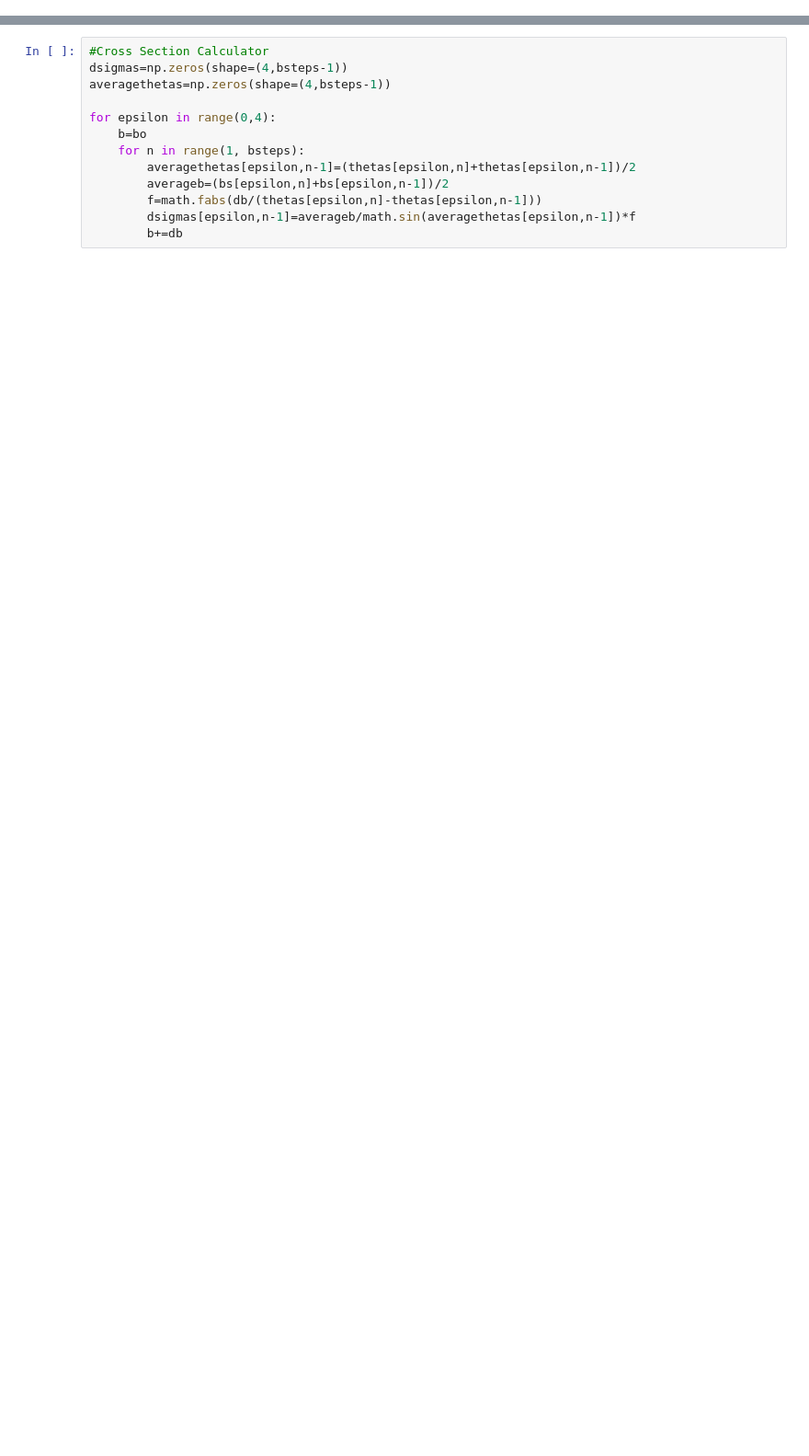
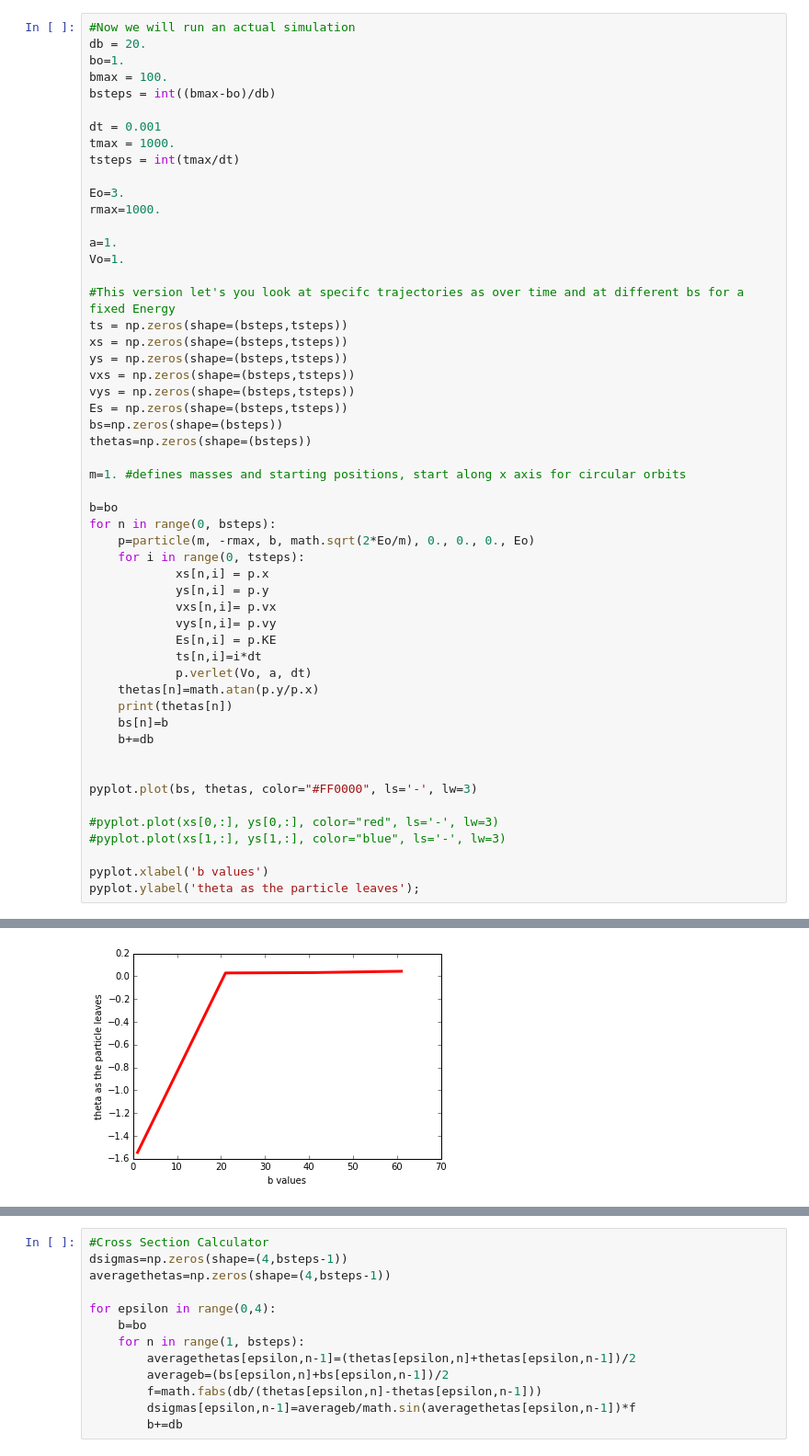
Before and after one commit to liamtimms/NotesAndExercises, a Jupyter notebook: HW_01_ChallengeFrom_02_03.ipynb, the cells around one changed output, grey strips where cells are left out. Shown: that part at 92% size. Drawn from its saved outputs; the diff is of its cells as text; blank space fills up the shorter version.

```diff
--- a/HW_01_ChallengeFrom_02_03.ipynb
+++ b/HW_01_ChallengeFrom_02_03.ipynb
@@ -107,0 +51,54 @@ pyplot.plot(bs, thetas, color="#FF0000", ls='-', lw=3)
+# %%
+#Now we will run an actual simulation
+db = 20.
+bo=1.
+bmax = 100.
+bsteps = int((bmax-bo)/db)
+
+dt = 0.001
+tmax = 1000.
+tsteps = int(tmax/dt)
+
+Eo=3.
+rmax=1000.
+
+a=1.
+Vo=1.
+
+#This version let's you look at specifc trajectories as over time and at different bs for a fixed Energy
+ts = np.zeros(shape=(bsteps,tsteps))
+xs = np.zeros(shape=(bsteps,tsteps))
+ys = np.zeros(shape=(bsteps,tsteps))
+vxs = np.zeros(shape=(bsteps,tsteps))
+vys = np.zeros(shape=(bsteps,tsteps))
+Es = np.zeros(shape=(bsteps,tsteps))
+bs=np.zeros(shape=(bsteps))
+thetas=np.zeros(shape=(bsteps))
+
+m=1. #defines masses and starting positions, start along x axis for circular orbits
+
+b=bo
+for n in range(0, bsteps):
+    p=particle(m, -rmax, b, math.sqrt(2*Eo/m), 0., 0., 0., Eo)
+    for i in range(0, tsteps):
+            xs[n,i] = p.x
+            ys[n,i] = p.y
+            vxs[n,i]= p.vx
+            vys[n,i]= p.vy
+            Es[n,i] = p.KE
+            ts[n,i]=i*dt
+            p.verlet(Vo, a, dt)
+    thetas[n]=math.atan(p.y/p.x)
+    print(thetas[n])
+    bs[n]=b
+    b+=db
+
+
+pyplot.plot(bs, thetas, color="#FF0000", ls='-', lw=3)
+
+#pyplot.plot(xs[0,:], ys[0,:], color="red", ls='-', lw=3)
+#pyplot.plot(xs[1,:], ys[1,:], color="blue", ls='-', lw=3)
+
+pyplot.xlabel('b values')
+pyplot.ylabel('theta as the particle leaves');
+# %% [output]
@@ -107,0 +109 @@ pyplot.plot(bs, thetas, color="#FF0000", ls='-', lw=3)
+[figure, added]
```
Also changed, not shown: parts of 9 cells of this notebook, 1 other file.
